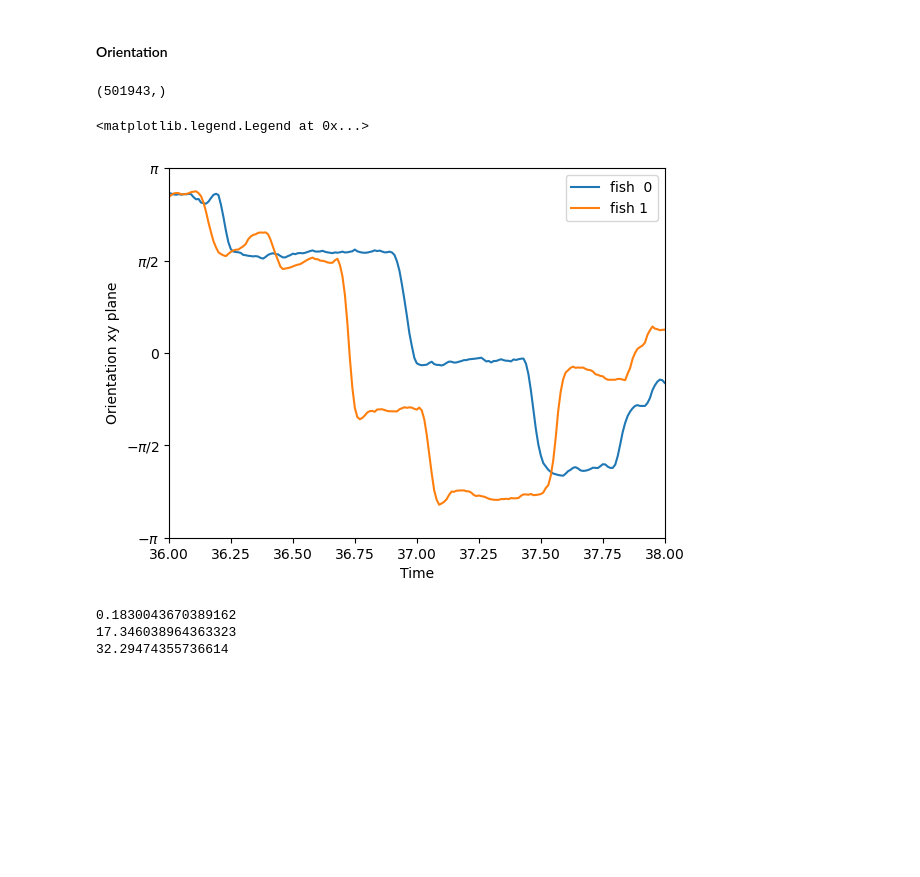
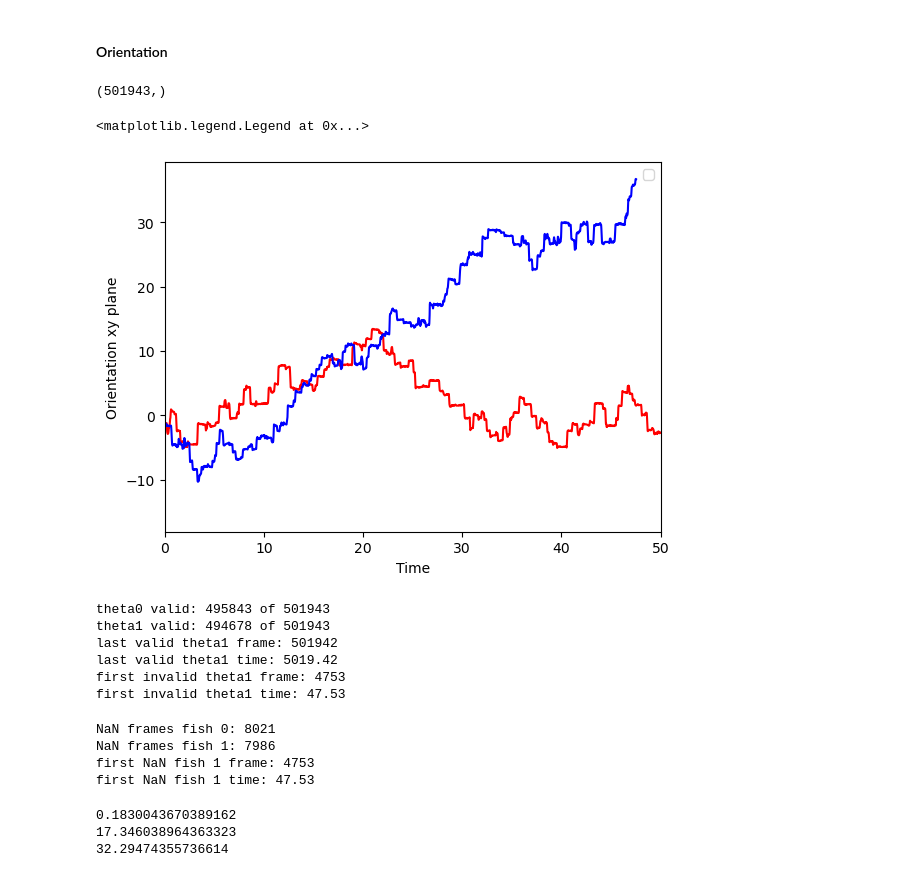
Before and after one commit to Marindevandijk/Thesis-clean, a Jupyter notebook: notebook_exploratory/analyse_data.ipynb, the cells around one changed output. Cells and saved outputs as stored; diff of their text form; code cells hidden in the pictures; blank space fills up the shorter version.

```diff
--- a/notebook_exploratory/analyse_data.ipynb
+++ b/notebook_exploratory/analyse_data.ipynb
@@ -14,10 +15,10 @@ f = h5py.File(path, "r")
 with h5py.File("/Users/marindevandijk/Documents/CLS 2025/Thesis/Coding/ZebraFish_project/Data/tracking_results/fightBouts.h5", "r") as f:
     fb = f["fight_bout_info"][:]
 
-print(fb)
 
-with h5py.File("/Users/marindevandijk/Documents/CLS 2025/Thesis/Coding/ZebraFish_project/Data/tracking_results/fightBouts.h5", "r") as f:
-    print("FILE ATTRS:", dict(f.attrs))
-    for k in f.keys():
-        print(k, "ATTRS:", dict(f[k].attrs))
+
+with h5py.File("/Users/marindevandijk/Documents/CLS 2025/Thesis/Coding/ZebraFish_project/Data/tracking_results/FishTank20200130_153857_tracking_results.h5", "r") as f:
+
+    dset = f["tracks_3D_smooth"]
+    print(dset.shape)
 # %% [output]
@@ -73,6 +49,5 @@ array([b'numFrames', b'numFish', b'numBodyPoints', b'XYZ'], dtype=object)
 # %%
-X = f["tracks_3D_smooth"]
-fish_nan = np.isnan(X).any(axis=(2,3))
+with h5py.File(path, "r") as f:
+    X = f["tracks_3D_smooth"][:]
 
-fish_nan.shape
-fish_nan.sum(axis=0)
+fish_nan = np.isnan(X).any(axis=(2, 3))
@@ -144,27 +112,60 @@ orientation_fish1 = vector_fish1/np.linalg.norm(vector_fish1, axis=1, keepdims=T
 # %%
 theta0 = np.arctan2(orientation_fish0[:, 1],  orientation_fish0[:, 0])
 print(theta0.shape)
 theta1 = np.arctan2(orientation_fish1[:, 1], orientation_fish1[:, 0])
+theta0_u = np.unwrap(theta0)
 
-dt = 0.01
+theta1_u = np.unwrap(theta1)
+
+theta1_u_close = theta1_u
 
 t = np.arange(len(theta0))*dt
-plt.plot(t, theta0, label= 'fish  0')
-plt.plot(t,theta1, label = 'fish 1')
-plt.yticks(
-    [-np.pi, -np.pi/2, 0, np.pi/2, np.pi],
-    [r"$-\pi$", r"$-\pi/2$", "0", r"$\pi/2$", r"$\pi$"]
-)
-#plt.xlim(13,16)
-plt.ylim(-np.pi, np.pi)
-plt.xlim(36,38)
+plt.plot(t, theta0_u, color="red")
+plt.plot(t,theta1_u_close, color="blue")
+#plt.yticks([-np.pi, -np.pi/2, 0, np.pi/2, np.pi],[r"$-\pi$", r"$-\pi/2$", "0", r"$\pi/2$", r"$\pi$"])
+
+#plt.ylim(-3*np.pi,2* np.pi)
+#plt.xlim(36,40)
+plt.xlim(00,50)
 plt.ylabel('Orientation xy plane')
 plt.xlabel('Time')
 plt.legend()
 # %% [output]
 (501943,)
 <matplotlib.legend.Legend at 0x...>
-[figure, old version]
+[figure, new version]
+# %%
+valid1 = np.isfinite(theta1)
+valid0 = np.isfinite(theta0)
+
+print("theta0 valid:", valid0.sum(), "of", len(theta0))
+print("theta1 valid:", valid1.sum(), "of", len(theta1))
+
+print("last valid theta1 frame:", np.where(valid1)[0][-1])
+print("last valid theta1 time:", np.where(valid1)[0][-1] * dt)
+
+print("first invalid theta1 frame:", np.where(~valid1)[0][0])
+print("first invalid theta1 time:", np.where(~valid1)[0][0] * dt)
+# %% [output]
+theta0 valid: 495843 of 501943
+theta1 valid: 494678 of 501943
+last valid theta1 frame: 501942
+last valid theta1 time: 5019.42
+first invalid theta1 frame: 4753
+first invalid theta1 time: 47.53
+# %%
+fish_nan = np.isnan(X).any(axis=(2, 3))  # shape: time x fish
+
+print("NaN frames fish 0:", fish_nan[:, 0].sum())
+print("NaN frames fish 1:", fish_nan[:, 1].sum())
+
+print("first NaN fish 1 frame:", np.where(fish_nan[:, 1])[0][0])
+print("first NaN fish 1 time:", np.where(fish_nan[:, 1])[0][0] * dt)
+# %% [output]
+NaN frames fish 0: 8021
+NaN frames fish 1: 7986
+first NaN fish 1 frame: 4753
+first NaN fish 1 time: 47.53
 # %%
 def wrap_to_pi(a):
     return (a + np.pi) % (2*np.pi) - np.pi
```
Also changed, not shown: parts of 16 cells of this notebook, 17 other files.
